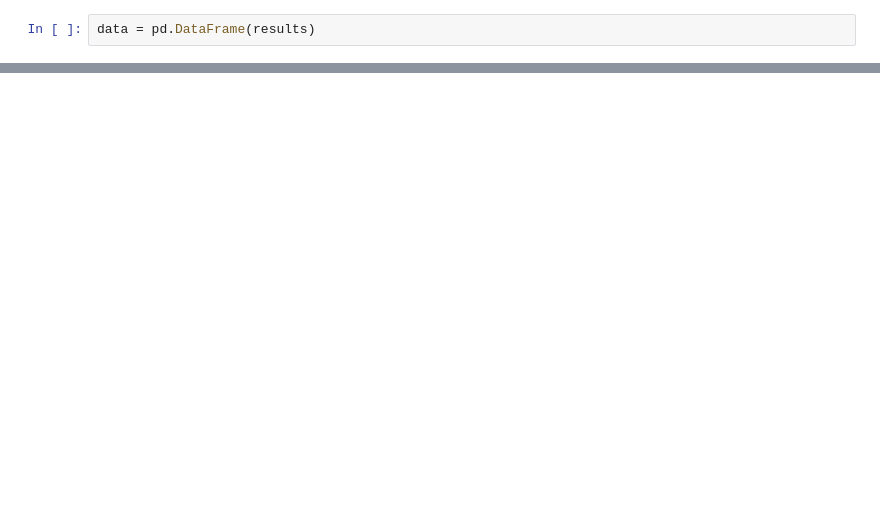
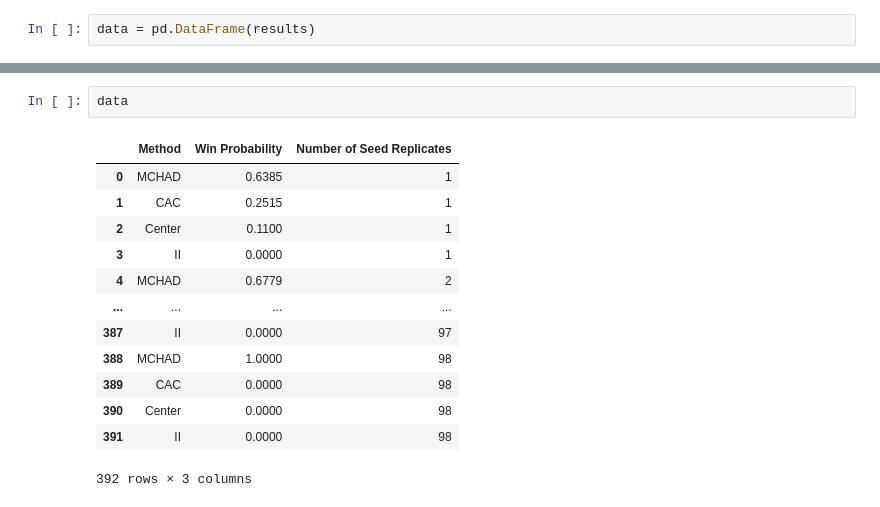
Before and after one commit to kkirchheim/mchad, a Jupyter notebook: notebooks/reproducibility.ipynb, the cells around one changed output, grey strips where cells are left out. Drawn from its saved outputs; the diff is of its cells as text; blank space fills up the shorter version.

```diff
--- a/notebooks/reproducibility.ipynb
+++ b/notebooks/reproducibility.ipynb
@@ -73,3 +79,19 @@ data
+# %%
+data
+# %% [output]
+|  | Method | Win Probability | Number of Seed Replicates |
+| 0 | MCHAD | 0.6385 | 1 |
+| 1 | CAC | 0.2515 | 1 |
+| 2 | Center | 0.1100 | 1 |
+| 3 | II | 0.0000 | 1 |
+| 4 | MCHAD | 0.6779 | 2 |
+| ... | ... | ... | ... |
+| 387 | II | 0.0000 | 97 |
+| 388 | MCHAD | 1.0000 | 98 |
+| 389 | CAC | 0.0000 | 98 |
+| 390 | Center | 0.0000 | 98 |
+| 391 | II | 0.0000 | 98 |
+392 rows × 3 columns
 # %%
 import seaborn as sb
 import matplotlib.pyplot as plt
```
Also changed, not shown: parts of 6 cells of this notebook, 3 other files.
